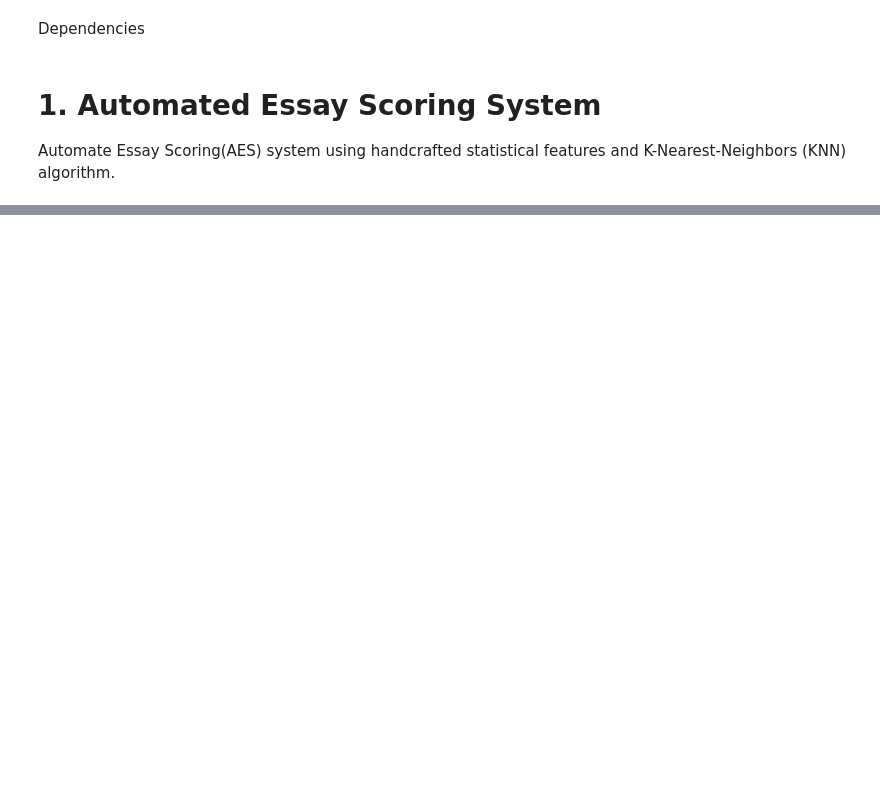
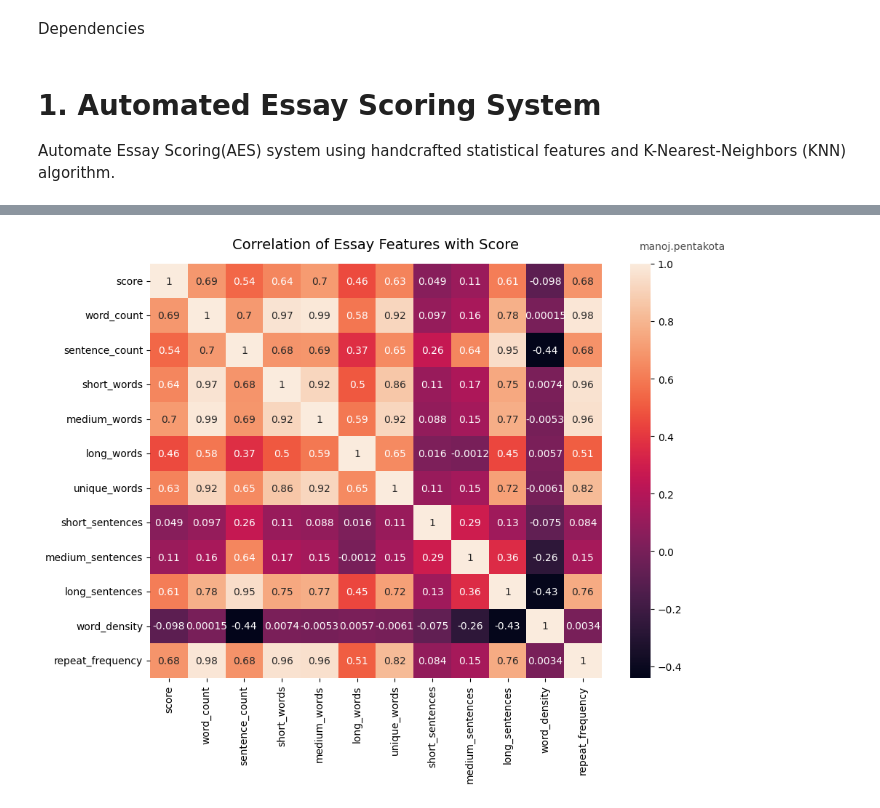
Before and after one commit to suryamanoj4/SMAI-A1, a Jupyter notebook: SMAI_A1.ipynb, the cells around one changed output, grey strips where cells are left out. Cells and saved outputs as stored; diff of their text form; code cells hidden in the pictures; blank space fills up the shorter version.

Commit message:
feat: visualizations or features vs score and also some new featuers

```diff
--- a/SMAI_A1.ipynb
+++ b/SMAI_A1.ipynb
@@ -57,0 +208,20 @@ df.head()
+# %%
+#confusion matrix for correlation between score and features
+
+feature_cols = [
+    'score', 'word_count', 'sentence_count', 'short_words',
+    'medium_words', 'long_words', 'unique_words',
+    'short_sentences', 'medium_sentences', 'long_sentences',
+    'word_density', 'repeat_frequency'
+]
+
+corr_matrix = df[feature_cols].corr()
+plt.figure(figsize=(10, 8))
+sns.heatmap(corr_matrix, annot=True)
+plt.title('Correlation of Essay Features with Score', fontsize=14, pad=15)
+plt.text(0.95, 0.95, "manoj.pentakota",ha='right',va='top',transform=plt.gcf().transFigure, fontsize=10,alpha=0.7)
+plt.show
+plt.tight_layout()
+plt.show()
+# %% [output]
+[figure, added]
```
Also changed, not shown: parts of 6 cells of this notebook.
